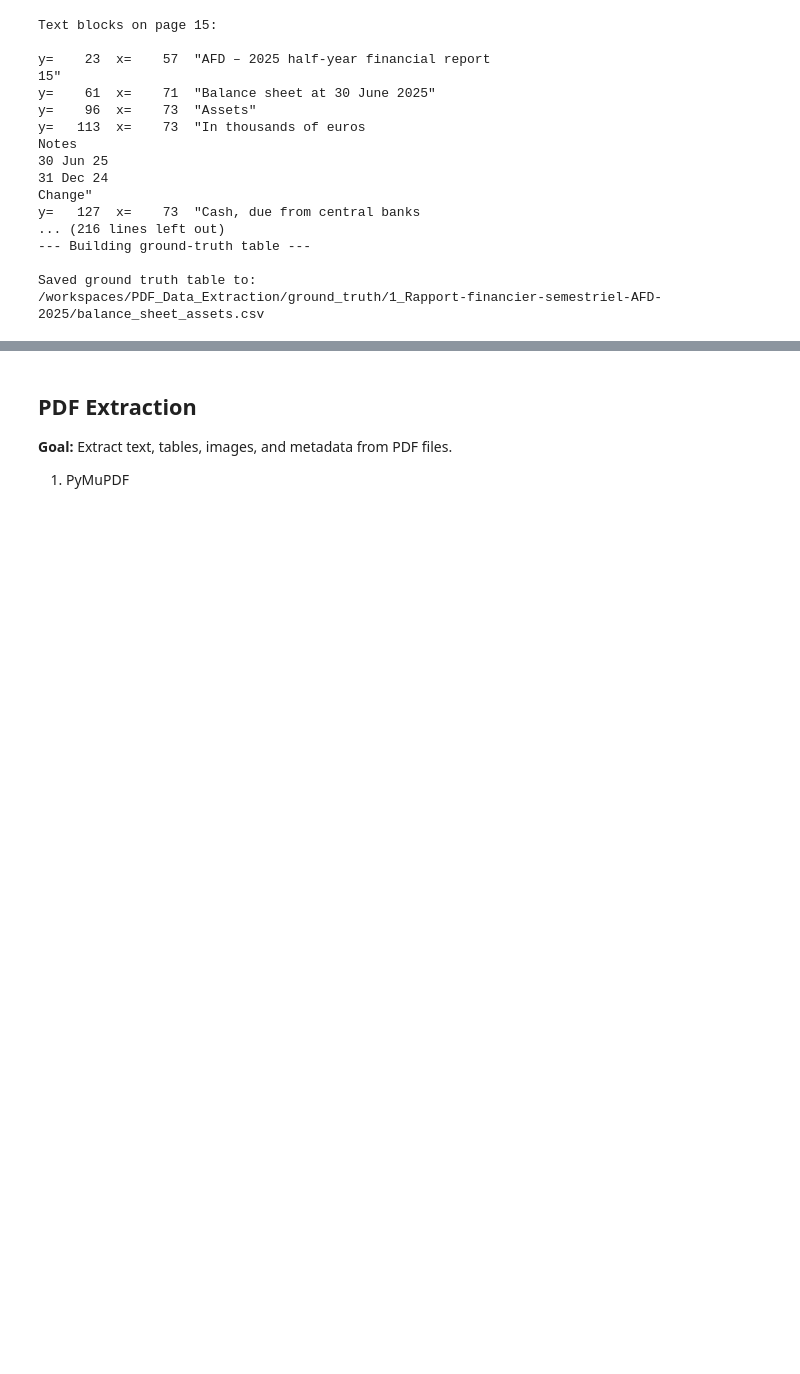
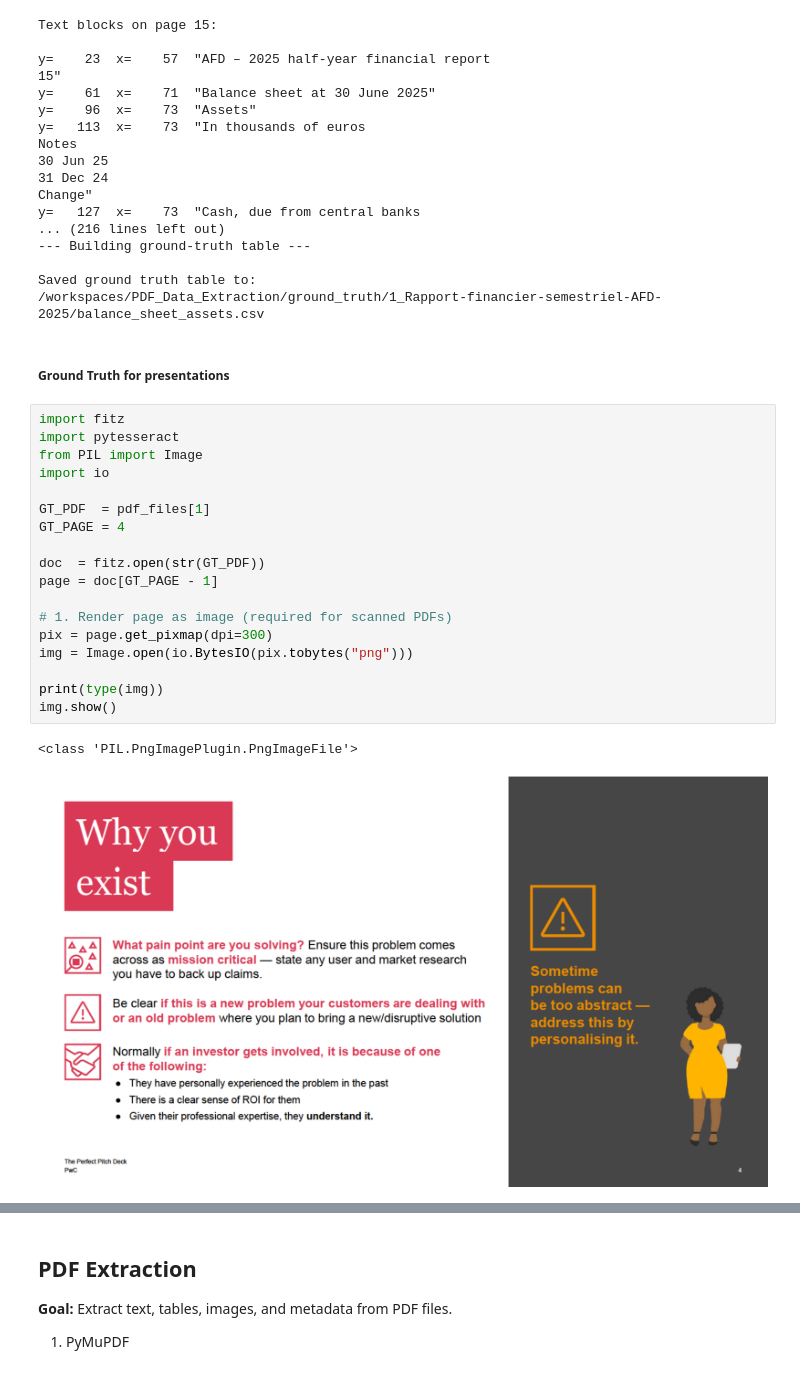
Before and after one commit to Sri1712/PDF_Data_Extraction, a Jupyter notebook: notebook/pdf_data_extraction.ipynb, the cells around one changed output, grey strips where cells are left out. Drawn from its saved outputs; the diff is of its cells as text; blank space fills up the shorter version.

```diff
--- a/notebook/pdf_data_extraction.ipynb
+++ b/notebook/pdf_data_extraction.ipynb
@@ -339,3 +339,26 @@ y=   127  x=    73  "Cash, due from central banks
 
 Saved ground truth table to:
 /workspaces/PDF_Data_Extraction/ground_truth/1_Rapport-financier-semestriel-AFD-2025/balance_sheet_assets.csv
+# %% [markdown]
+##### Ground Truth for presentations
+# %%
+import fitz
+import pytesseract
+from PIL import Image
+import io
+
+GT_PDF  = pdf_files[1]
+GT_PAGE = 4
+
+doc  = fitz.open(str(GT_PDF))
+page = doc[GT_PAGE - 1]
+
+# 1. Render page as image (required for scanned PDFs)
+pix = page.get_pixmap(dpi=300)
+img = Image.open(io.BytesIO(pix.tobytes("png")))
+
+print(type(img))
+img.show()
+# %% [output]
+<class 'PIL.PngImagePlugin.PngImageFile'>
+[figure, added]
```
Also changed, not shown: parts of 3 cells of this notebook, 1 other file.
